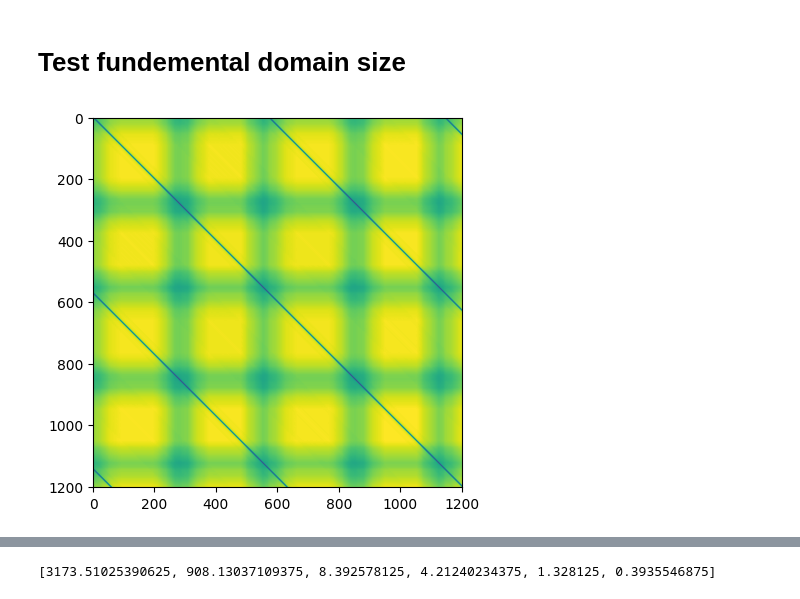
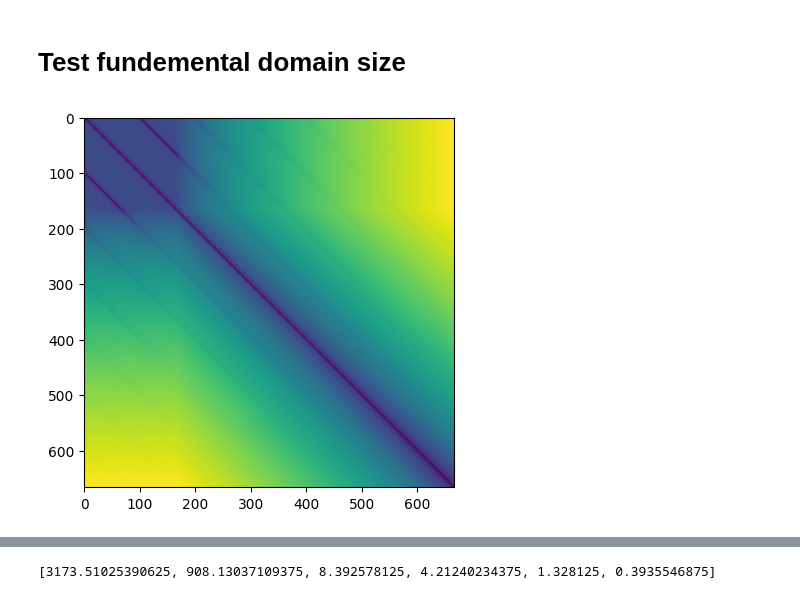
Before and after one commit to kyleormsby/persistent-symmetry, a Jupyter notebook: studentDemos/daleDemos/lensTest.ipynb, the cells around one changed output, grey strips where cells are left out. Saved outputs shown, nothing was run; the diff lists cells and outputs as text; code cells hidden in the pictures.

Commit message:
degree slice test

```diff
--- a/studentDemos/daleDemos/lensTest.ipynb
+++ b/studentDemos/daleDemos/lensTest.ipynb
@@ -687,6 +686,42 @@ def horizontalSlice(img, lens_sz):
         lens_corner_x = lens_corner_x + 1
 
     return data
+# %%
+def degreeSlice(img, lens_sz, degree):
+    w, h = img.size
+    centerx = math.floor(w / 2.0)
+    centery = math.floor(h / 2.0)
+    lx, ly = lens_sz
+    if degree <= math.pi / 2:
+        lens_corner_y= h - ly
+        lens_corner_x= 0
+        data = []
+        offx =  0
+        offy =  0
+        while offx <= h - lx and -offy + lens_corner_y + ly >= 0:
+            # offx =  round(math.cos(degree) * lens_corner_x - math.sin(degree) * lens_corner_y)
+            # offy =  round(math.sin(degree) * lens_corner_x + math.cos(degree) * lens_corner_y)
+            snap = img.crop((offx,-offy + lens_corner_y,offx + lx, -offy + ly + lens_corner_y))
+            data.append(snap)
+            lens_corner_x = lens_corner_x + 1
+            offx =  round(math.cos(degree) * lens_corner_x)
+            offy =  round(math.sin(degree) * lens_corner_x)
+    else:
+        lens_corner_y=h - ly
+        lens_corner_x=w - lx
+        data = []
+        offx =  lens_corner_x
+        offy =  0
+        while offx >= lx and -offy + lens_corner_y + ly >= 0:
+            # offx =  round(math.cos(degree) * lens_corner_x - math.sin(degree) * lens_corner_y)
+            # offy =  round(math.sin(degree) * lens_corner_x + math.cos(degree) * lens_corner_y)
+            snap = img.crop((offx,-offy + lens_corner_y,offx + lx, -offy + ly + lens_corner_y))
+            data.append(snap)
+            lens_corner_x = lens_corner_x - 1
+            offx =  round(math.cos(degree) * lens_corner_x)
+            offy =  round(math.sin(degree) * lens_corner_x)
+
+    return data
 # %%
 def findFundDist(pairwise):
     q1, q3 = np.percentile(pairwise[0,:], [25, 75])
@@ -713,12 +748,13 @@ def findFundDist(pairwise):
     return(medDist)
 # %%
 j = (500,500)
-tester = Image.open(test_name[0]).convert('L') #Image.open(c1_names[0]).convert('L')
-list = verticalSlice(tester, j)
+tester = Image.open(c1_names[0]).convert('L')
+#list = verticalSlice(tester, j)
+list = degreeSlice(tester, j, math.pi / 2)
 array1 = imgListToArray(list)
-pairwise1 = pairwise_distances(array1, metric = 'manhattan')
+pairwise1 = pairwise_distances(array1)
 plt.figure()
 plt.imshow(pairwise1)
 plt.show()
 # %% [output]
-[figure, old version]
+[figure, new version]
```
Also changed, not shown: parts of 6 cells of this notebook.
